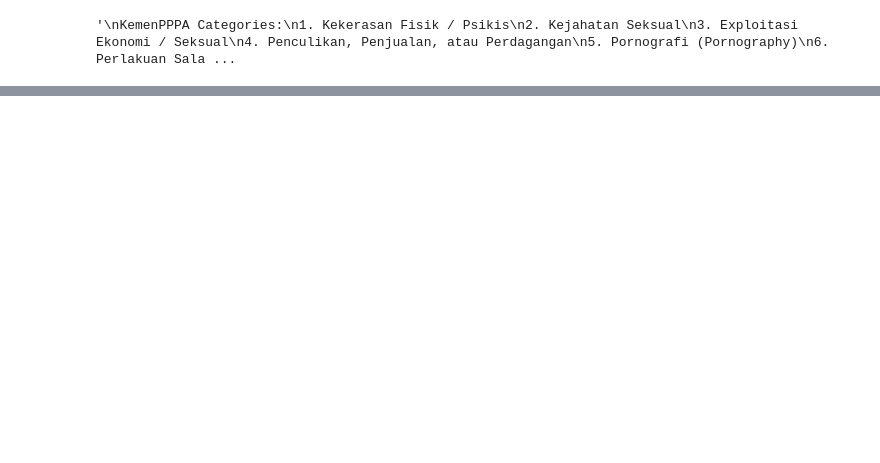
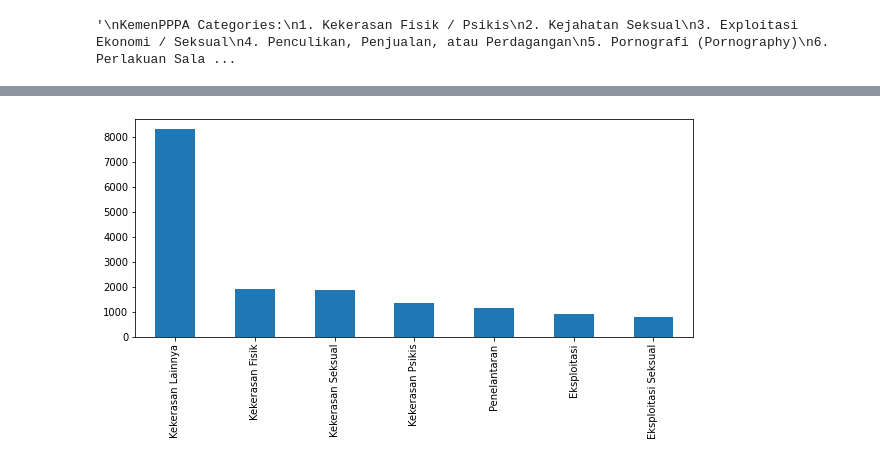
Before and after one commit to aulia-nrp/NLP-using-TensorFlow, a Jupyter notebook: Data_Labelling_B21_CAP0194.ipynb, the cells around one changed output, grey strips where cells are left out. Saved outputs shown, nothing was run; the diff lists cells and outputs as text; code cells hidden in the pictures; blank space fills up the shorter version.

```diff
--- a/Data_Labelling_B21_CAP0194.ipynb
+++ b/Data_Labelling_B21_CAP0194.ipynb
@@ -244,3 +254,10 @@ Name: label_post, dtype: int64
+# %%
+%matplotlib inline
+my_tags = df['label_laporan']
+plt.figure(figsize=(10,4))
+df.label_laporan.value_counts().plot(kind='bar');
+# %% [output]
+[figure, added]
 # %%
 #Save DataFrame to CSV
 df_labelled = pd.DataFrame()
```
Also changed, not shown: parts of 33 cells of this notebook.
